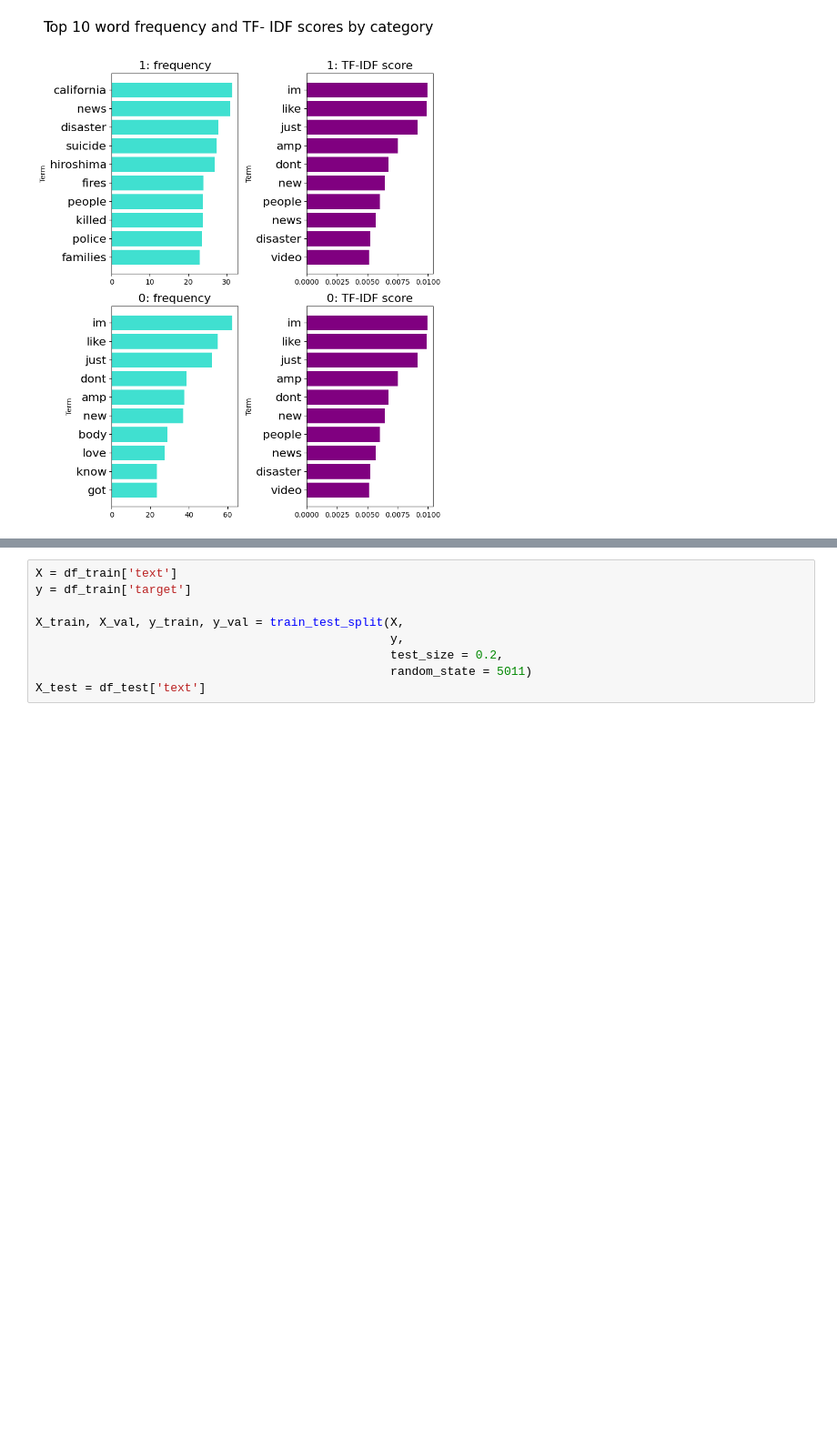
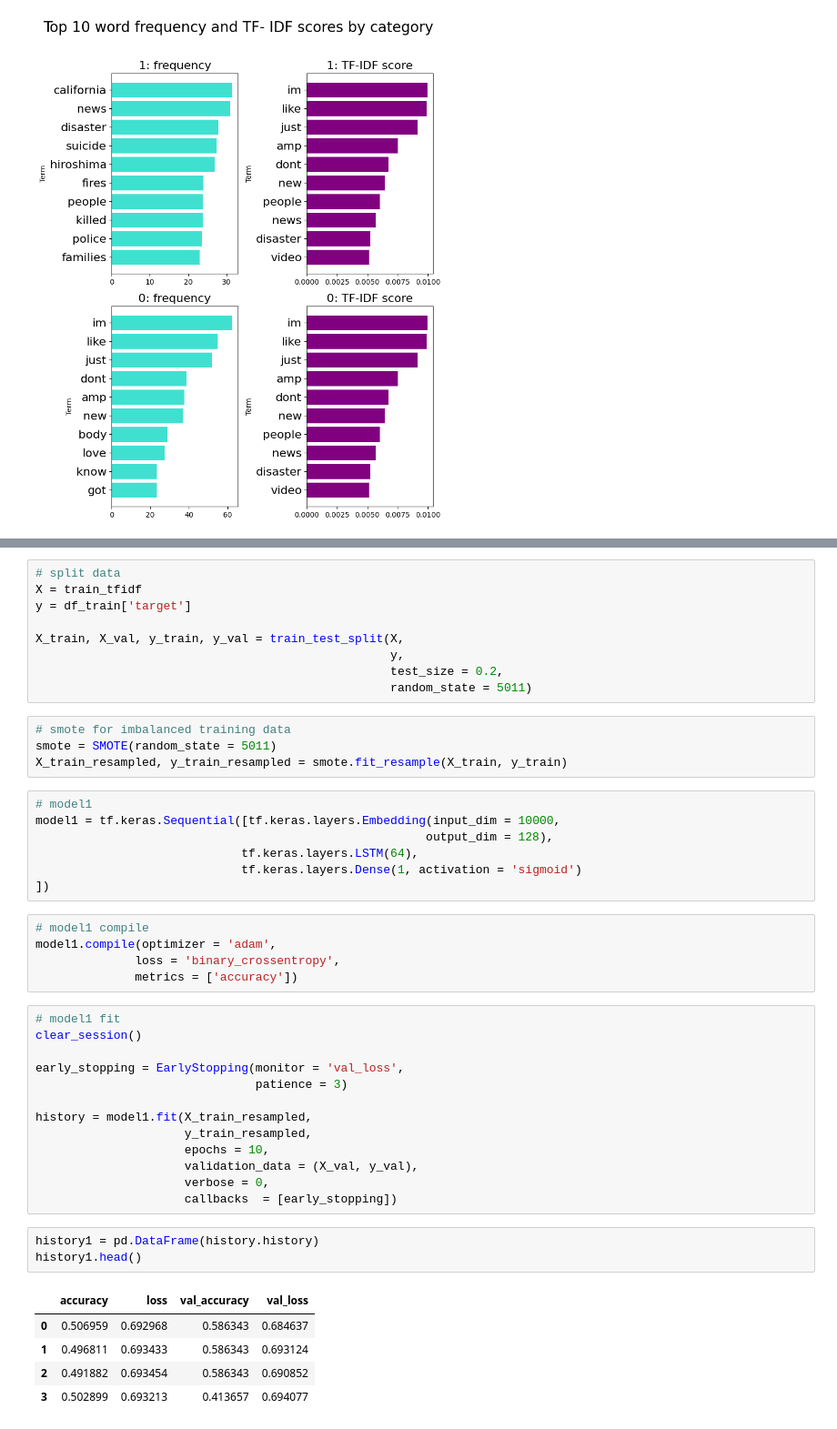
Before and after one commit to FleaBusyBeeBergs/dtsa5511-rnn, a Jupyter notebook: nlp_disaster_tweets.ipynb, the cells around one changed output, grey strips where cells are left out. Shown: that part at 91% size. Drawn from its saved outputs; the diff is of its cells as text; blank space fills up the shorter version.

```diff
--- a/nlp_disaster_tweets.ipynb
+++ b/nlp_disaster_tweets.ipynb
@@ -247,9 +259,47 @@ df_train.head()
 # %%
-X = df_train['text']
+# split data
+X = train_tfidf
 y = df_train['target']
 
 X_train, X_val, y_train, y_val = train_test_split(X,
                                                   y,
                                                   test_size = 0.2,
                                                   random_state = 5011)
-X_test = df_test['text']
+# %%
+# smote for imbalanced training data
+smote = SMOTE(random_state = 5011)
+X_train_resampled, y_train_resampled = smote.fit_resample(X_train, y_train)
+# %%
+# model1
+model1 = tf.keras.Sequential([tf.keras.layers.Embedding(input_dim = 10000,
+                                                       output_dim = 128),
+                             tf.keras.layers.LSTM(64),
+                             tf.keras.layers.Dense(1, activation = 'sigmoid')
+])
+# %%
+# model1 compile
+model1.compile(optimizer = 'adam',
+              loss = 'binary_crossentropy',
+              metrics = ['accuracy'])
+# %%
+# model1 fit
+clear_session()
+
+early_stopping = EarlyStopping(monitor = 'val_loss',
+                               patience = 3)
+
+history = model1.fit(X_train_resampled,
+                     y_train_resampled,
+                     epochs = 10,
+                     validation_data = (X_val, y_val),
+                     verbose = 0,
+                     callbacks  = [early_stopping])
+# %%
+history1 = pd.DataFrame(history.history)
+history1.head()
+# %% [output]
+|  | accuracy | loss | val_accuracy | val_loss |
+| 0 | 0.506959 | 0.692968 | 0.586343 | 0.684637 |
+| 1 | 0.496811 | 0.693433 | 0.586343 | 0.693124 |
+| 2 | 0.491882 | 0.693454 | 0.586343 | 0.690852 |
+| 3 | 0.502899 | 0.693213 | 0.413657 | 0.694077 |
```
Also changed, not shown: parts of 9 cells of this notebook.
